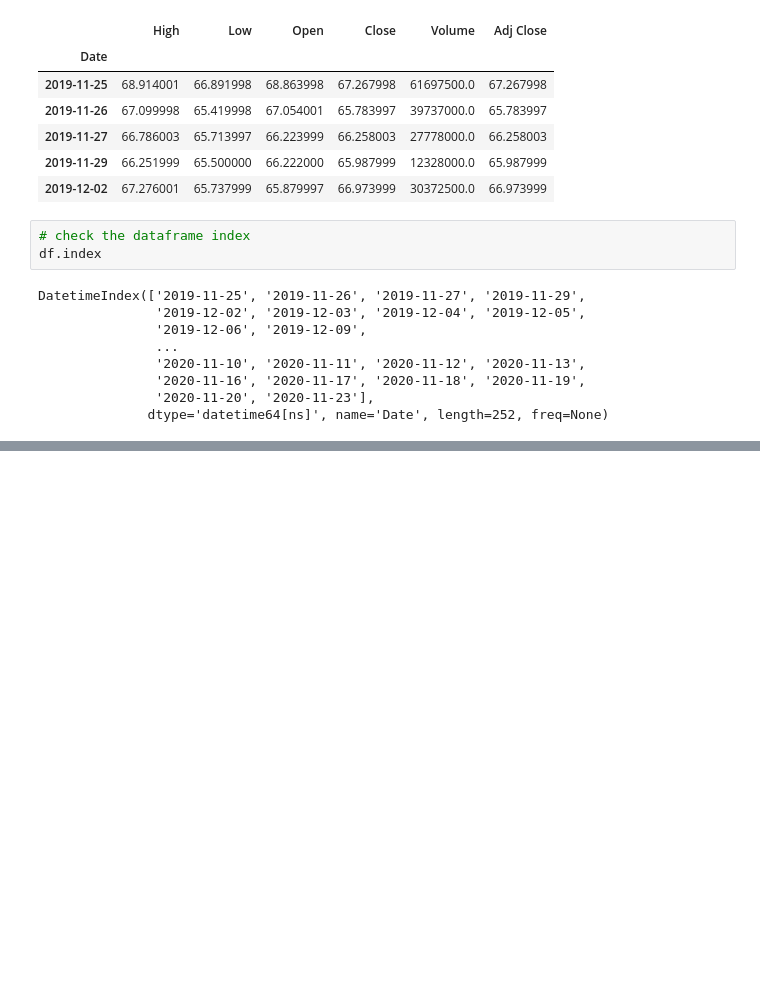
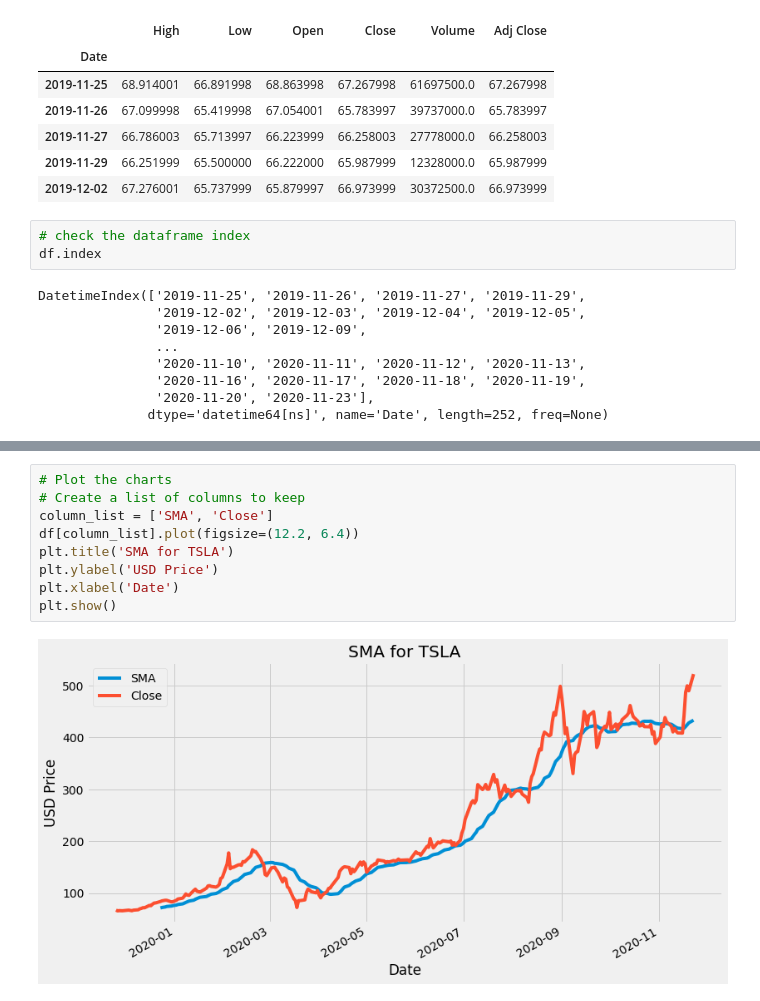
Before and after one commit to kathuman/Python-Experiments, a Jupyter notebook: 201228_Indicators.ipynb, the cells around one changed output, grey strips where cells are left out. Cells and saved outputs as stored; diff of their text form; blank space fills up the shorter version.

```diff
--- a/201228_Indicators.ipynb
+++ b/201228_Indicators.ipynb
@@ -44,0 +118,11 @@ def SMA(data, period=20, column='Close'):
+# %%
+# Plot the charts
+# Create a list of columns to keep
+column_list = ['SMA', 'Close']
+df[column_list].plot(figsize=(12.2, 6.4))
+plt.title('SMA for TSLA')
+plt.ylabel('USD Price')
+plt.xlabel('Date')
+plt.show()
+# %% [output]
+[figure, added]
```
Also changed, not shown: parts of 9 cells of this notebook.
